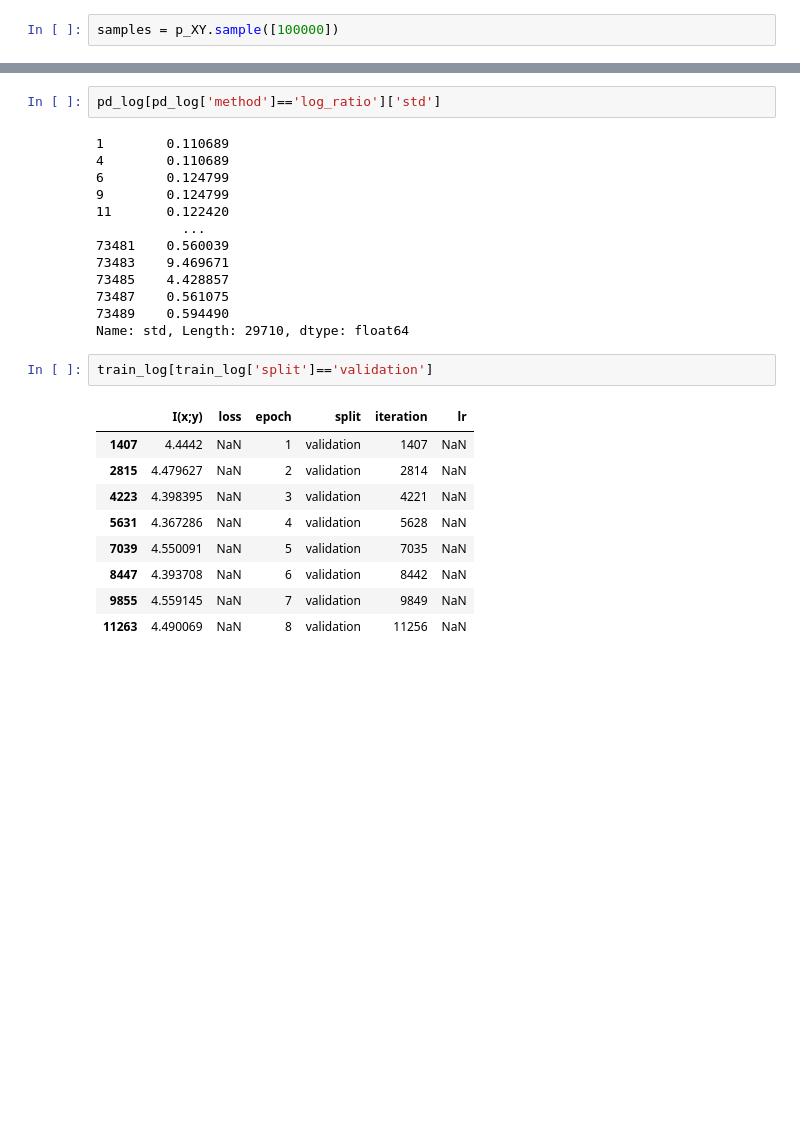
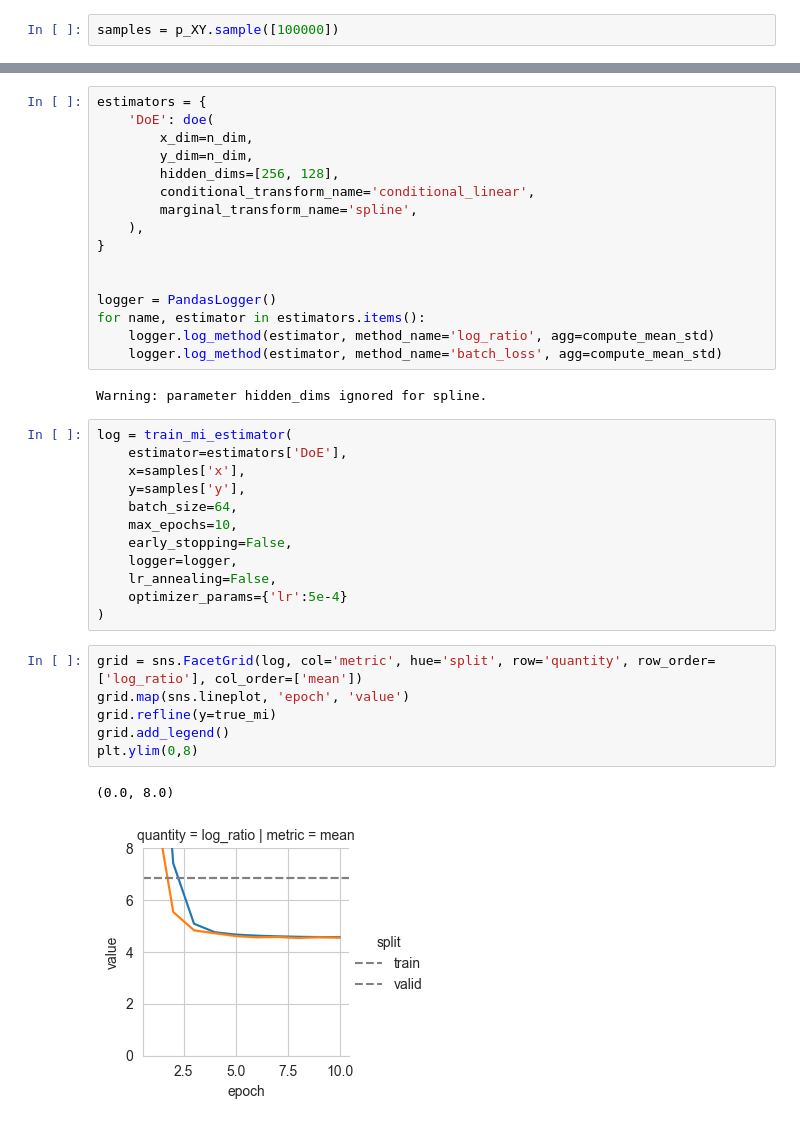
Before and after one commit to mfederici/torch-mist, a Jupyter notebook: docs/notebooks/hybrid.ipynb, the cells around one changed output, grey strips where cells are left out. Saved outputs shown, nothing was run; the diff lists cells and outputs as text; blank space fills up the shorter version.

```diff
--- a/docs/notebooks/hybrid.ipynb
+++ b/docs/notebooks/hybrid.ipynb
@@ -111,27 +87,39 @@ grid.map(sns.lineplot, 'epoch', 'value')
 # %%
-pd_log[pd_log['method']=='log_ratio']['std']
+estimators = {
+    'DoE': doe(
+        x_dim=n_dim,
+        y_dim=n_dim,
+        hidden_dims=[256, 128],
+        conditional_transform_name='conditional_linear',
+        marginal_transform_name='spline',
+    ),
+}
+
+
+logger = PandasLogger()
+for name, estimator in estimators.items():
+    logger.log_method(estimator, method_name='log_ratio', agg=compute_mean_std)
+    logger.log_method(estimator, method_name='batch_loss', agg=compute_mean_std)
 # %% [output]
-1        0.110689
-4        0.110689
-6        0.124799
-9        0.124799
-11       0.122420
-           ...
-73481    0.560039
-73483    9.469671
-73485    4.428857
-73487    0.561075
-73489    0.594490
-Name: std, Length: 29710, dtype: float64
+Warning: parameter hidden_dims ignored for spline.
 # %%
-train_log[train_log['split']=='validation']
+log = train_mi_estimator(
+    estimator=estimators['DoE'],
+    x=samples['x'],
+    y=samples['y'],
+    batch_size=64,
+    max_epochs=10,
+    early_stopping=False,
+    logger=logger,
+    lr_annealing=False,
+    optimizer_params={'lr':5e-4}
+)
-# %% [output]
-|  | I(x;y) | loss | epoch | split | iteration | lr |
-| 1407 | 4.4442 | NaN | 1 | validation | 1407 | NaN |
-| 2815 | 4.479627 | NaN | 2 | validation | 2814 | NaN |
-| 4223 | 4.398395 | NaN | 3 | validation | 4221 | NaN |
-| 5631 | 4.367286 | NaN | 4 | validation | 5628 | NaN |
-| 7039 | 4.550091 | NaN | 5 | validation | 7035 | NaN |
-| 8447 | 4.393708 | NaN | 6 | validation | 8442 | NaN |
-| 9855 | 4.559145 | NaN | 7 | validation | 9849 | NaN |
-| 11263 | 4.490069 | NaN | 8 | validation | 11256 | NaN |
+# %%
+grid = sns.FacetGrid(log, col='metric', hue='split', row='quantity', row_order=['log_ratio'], col_order=['mean'])
+grid.map(sns.lineplot, 'epoch', 'value')
+grid.refline(y=true_mi)
+grid.add_legend()
+plt.ylim(0,8)
+# %% [output]
+(0.0, 8.0)
+[figure, added]
```
Also changed, not shown: parts of 14 cells of this notebook, 7 other files.
